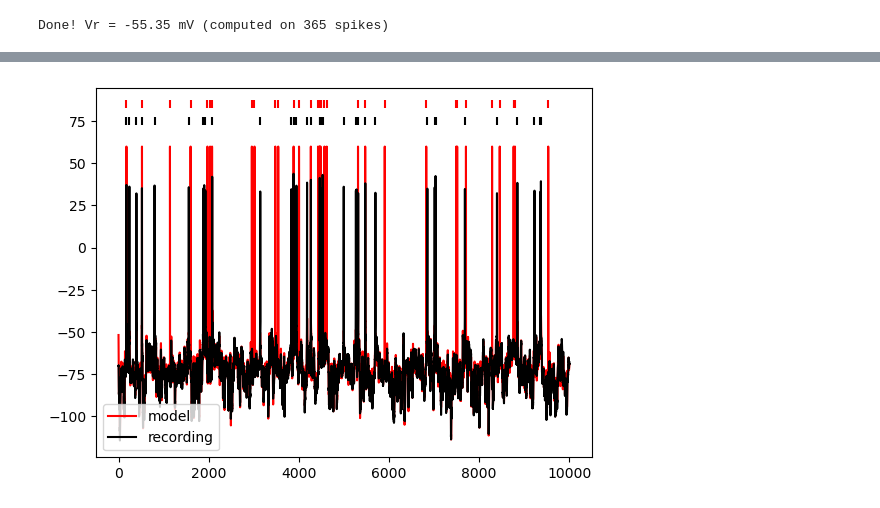
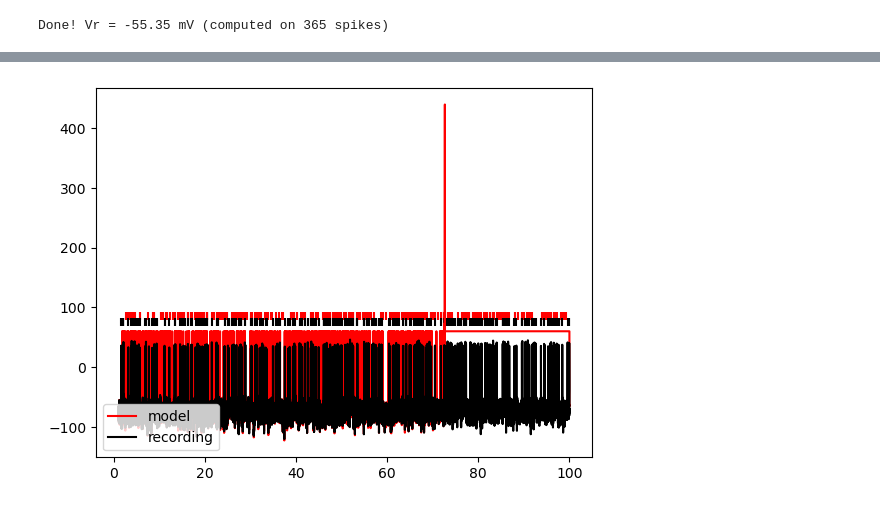
Before and after one commit to Nishant-codex/GIFFittingToolbox, a Jupyter notebook: src/examples/extracting_params.ipynb, the cells around one changed output, grey strips where cells are left out. Drawn from its saved outputs; the diff is of its cells as text; code cells hidden in the pictures.

```diff
--- a/src/examples/extracting_params.ipynb
+++ b/src/examples/extracting_params.ipynb
@@ -70,4 +72,3 @@ plt.plot(t_data[current_spike_mask_t], V_data[current_spike_mask_t], '.', ms=10)
 # %%
 print(len(spikes_data)/360)
-spikes_data = current_spike_mask_glif
 # %% [output]
@@ -262,8 +262,17 @@ experiment.Tref = 4
 parameter_glif.Tref = experiment.Tref
 parameter_glif.dt = experiment.dt
 # %%
+def getBinarySpikeTrain(V,spikes,dt,type='zero'):
+    spikeinds  = np.int32(spikes/dt)
+    if type=='zero':
+        b_spikes = np.zeros(len(V))
 
-def fitSubthresholdDynamics(experiment,eta, parameters, DT_beforeSpike=2.0):
+    else:
+        b_spikes = np.zeros(len(V))*np.nan
+    b_spikes[spikeinds] =1
+    return b_spikes
+
+def fitSubthresholdDynamics(experiment,eta, parameters, DT_beforeSpike=5.0):
 
     """
     Implement Step 2 of the fitting procedure introduced in Pozzorini et al. PLOS Comb. Biol. 2015
@@ -386,7 +395,7 @@ def getROI_FarFromSpikes(experiment, DT_before, DT_after):
 
         return indices
 
-def fitSubthresholdDynamics_Build_Xmatrix_Yvector(experiment, Tref, DT_beforeSpike=2.0):
+def fitSubthresholdDynamics_Build_Xmatrix_Yvector(experiment, Tref, DT_beforeSpike=5.0):
     """
     Compute the X matrix and the Y vector (i.e. \dot_V_data) used to perfomr the linear regression
     defined in Eq. 17-18 of Pozzorini et al. 2015 for an individual experimental trace provided as parameter.
@@ -439,2 +447,0 @@ Percentage of variance explained (on V): 90.81
-# %%
-time,V_sub,_ = simulateDeterministic_forceSpikes(experiment, parameter_glif, eta, experiment.I, parameter_glif.El, experiment.spiketimes)
@@ -1091,13 +1141,5 @@ def return_spike_response(I,times,parameters,eta,gamma):
 # %%
-
 parameter_glif.lambda0 = 1.
-
-# parameter_glif.Tref = parameter_glif.Tref*1000
-
-
-# for i in range(50):
-time,V, eta_sum, gamma_sum, V_T, spks = simulate(params=parameter_glif, I =experiment.I, V0=parameter_glif.El,eta=eta,gamma=gamma)
-time_test,V_test, eta_sum_test,gamma_sum_test, V_T_test, spks_test = simulate(params=parameter_glif, I =experiment_test.I,V0=parameter_glif.El,eta=eta,gamma=gamma)
-
-# Vs_model.append(V)
-# spikes_model.append(spks)
+time,V, eta_sum, V_T, spks,p_spike = simulate(params=parameter_glif, I =experiment.I, V0=parameter_glif.El,eta=eta,gamma=gamma)
+# time_test,V_test, eta_sum_test,gamma_sum_test, V_T_test, spks_test = simulate(params=parameter_glif, I =experiment_test.I,V0=parameter_glif.El,eta=eta,gamma=gamma)
+time =time /1000
@@ -1134,12 +1175,11 @@ spks_data = getBinarySpikeTrain(experiment.V,experiment.spiketimes,experiment.dt
 # %%
-plot_start_time = 0 # s
-plot_stop_time = 10 # s
-
+plot_start_time = 1# s
+plot_stop_time = 100 # s
 plt.plot(time[int(plot_start_time*20000):int(plot_stop_time*20000)],V[int(plot_start_time*20000):int(plot_stop_time*20000)],c='red',label='model')
 plt.plot(time[int(plot_start_time*20000):int(plot_stop_time*20000)],experiment.V[int(plot_start_time*20000):int(plot_stop_time*20000)],c='black',label='recording')
 plt.scatter(time[int(plot_start_time*20000):int(plot_stop_time*20000)], spks_model[int(plot_start_time*20000):int(plot_stop_time*20000)]*85,c='red' ,marker='|')
 plt.scatter(time[int(plot_start_time*20000):int(plot_stop_time*20000)], spks_data[int(plot_start_time*20000):int(plot_stop_time*20000)]*75,c='black',marker='|')
 plt.legend(loc='lower left')
 plt.show()
 # %% [output]
-[figure, old version]
+[figure, new version]
```
Also changed, not shown: parts of 31 cells of this notebook, 14 other files.
